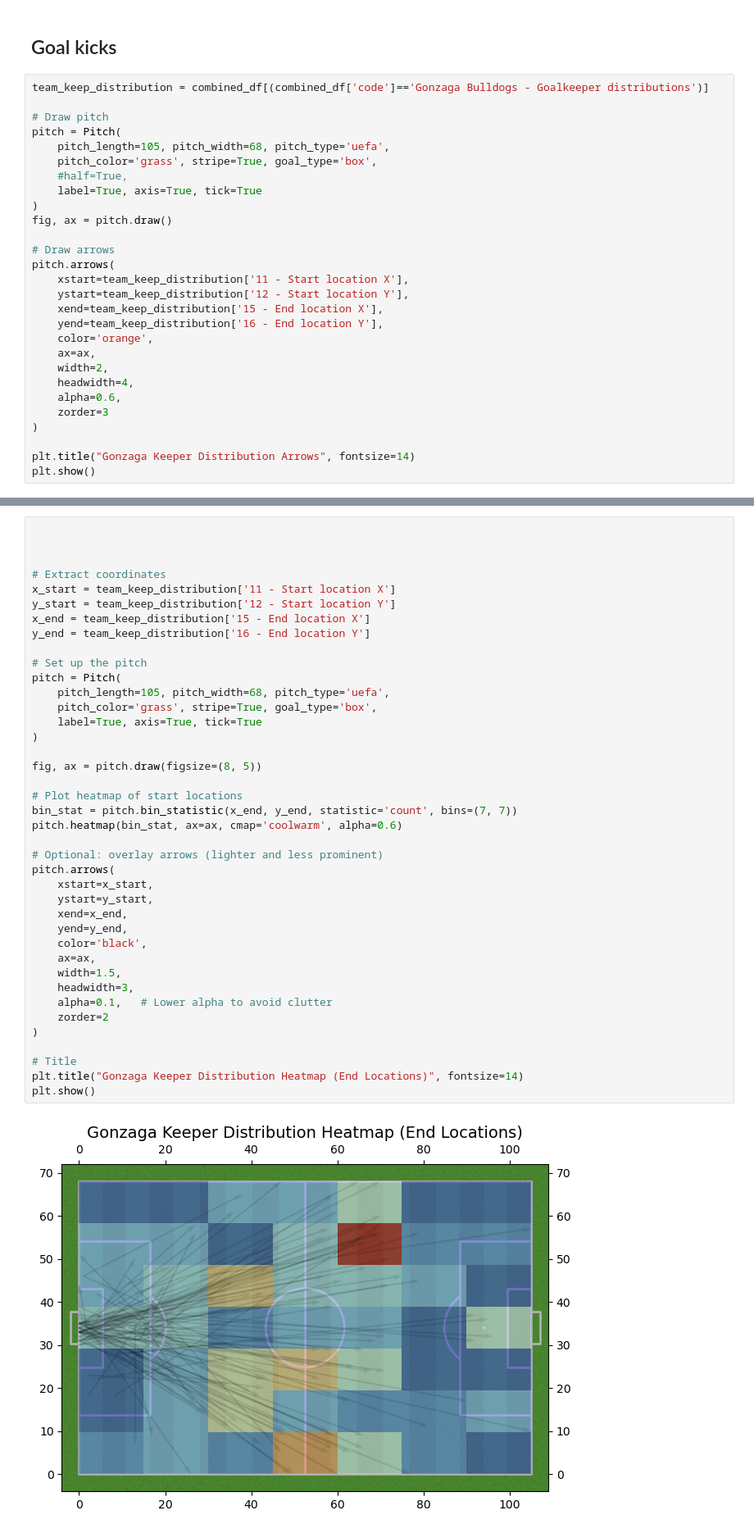
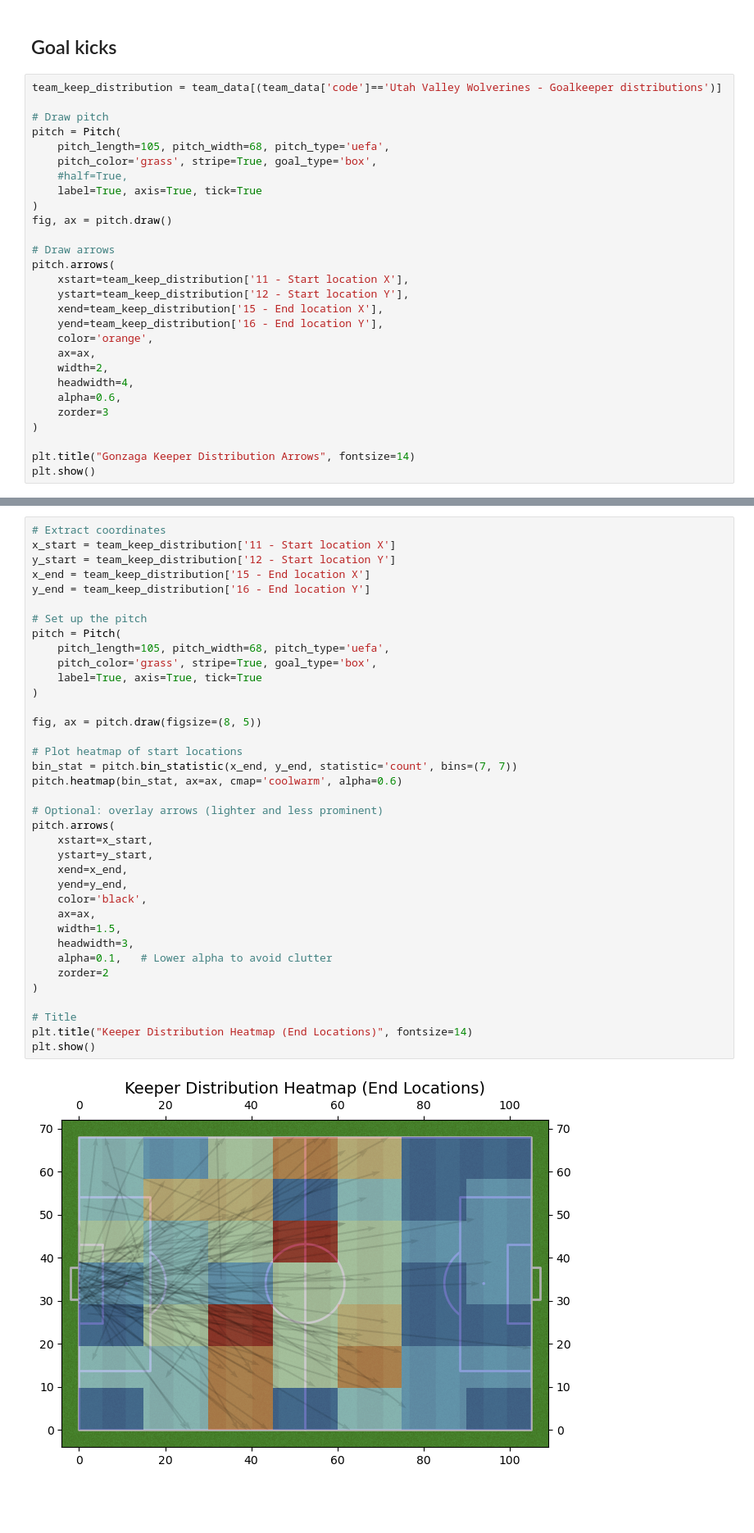
Before and after one commit to Hungagainagainagain/UofU-Soccer-Analytics, a Jupyter notebook: competitoranalyzed.ipynb, the cells around one changed output, grey strips where cells are left out. Shown at 82% size. Cells and saved outputs as stored; diff of their text form; blank space fills up the shorter version.

Commit message:
Utah valley (corners, keeper distribution) plus keeper's reciever's passes.

```diff
--- a/competitoranalyzed.ipynb
+++ b/competitoranalyzed.ipynb
@@ -506,7 +326,7 @@ team_corners['10 - Players'].str.split(',')\
 # %% [markdown]
 ## Goal kicks
 # %%
-team_keep_distribution = combined_df[(combined_df['code']=='Gonzaga Bulldogs - Goalkeeper distributions')]
+team_keep_distribution = team_data[(team_data['code']=='Utah Valley Wolverines - Goalkeeper distributions')]
 
 # Draw pitch
 pitch = Pitch(
@@ -538,7 +358,4 @@ plt.show()
 # %%
-
-
-
 # Extract coordinates
 x_start = team_keep_distribution['11 - Start location X']
 y_start = team_keep_distribution['12 - Start location Y']
@@ -548,35 +365,35 @@ y_end = team_keep_distribution['16 - End location Y']
 # Set up the pitch
 pitch = Pitch(
     pitch_length=105, pitch_width=68, pitch_type='uefa',
     pitch_color='grass', stripe=True, goal_type='box',
     label=True, axis=True, tick=True
 )
 
 fig, ax = pitch.draw(figsize=(8, 5))
 
 # Plot heatmap of start locations
 bin_stat = pitch.bin_statistic(x_end, y_end, statistic='count', bins=(7, 7))
 pitch.heatmap(bin_stat, ax=ax, cmap='coolwarm', alpha=0.6)
 
 # Optional: overlay arrows (lighter and less prominent)
 pitch.arrows(
     xstart=x_start,
     ystart=y_start,
     xend=x_end,
     yend=y_end,
     color='black',
     ax=ax,
     width=1.5,
     headwidth=3,
     alpha=0.1,   # Lower alpha to avoid clutter
     zorder=2
 )
 
 # Title
-plt.title("Gonzaga Keeper Distribution Heatmap (End Locations)", fontsize=14)
+plt.title("Keeper Distribution Heatmap (End Locations)", fontsize=14)
 plt.show()
 # %% [output]
-[figure, old version]
+[figure, new version]
 # %%
 team_keep_distribution['10 - Players'].str.split(',')\
     .explode().str.strip()\
```
Also changed, not shown: parts of 31 cells of this notebook, 9 other files.
